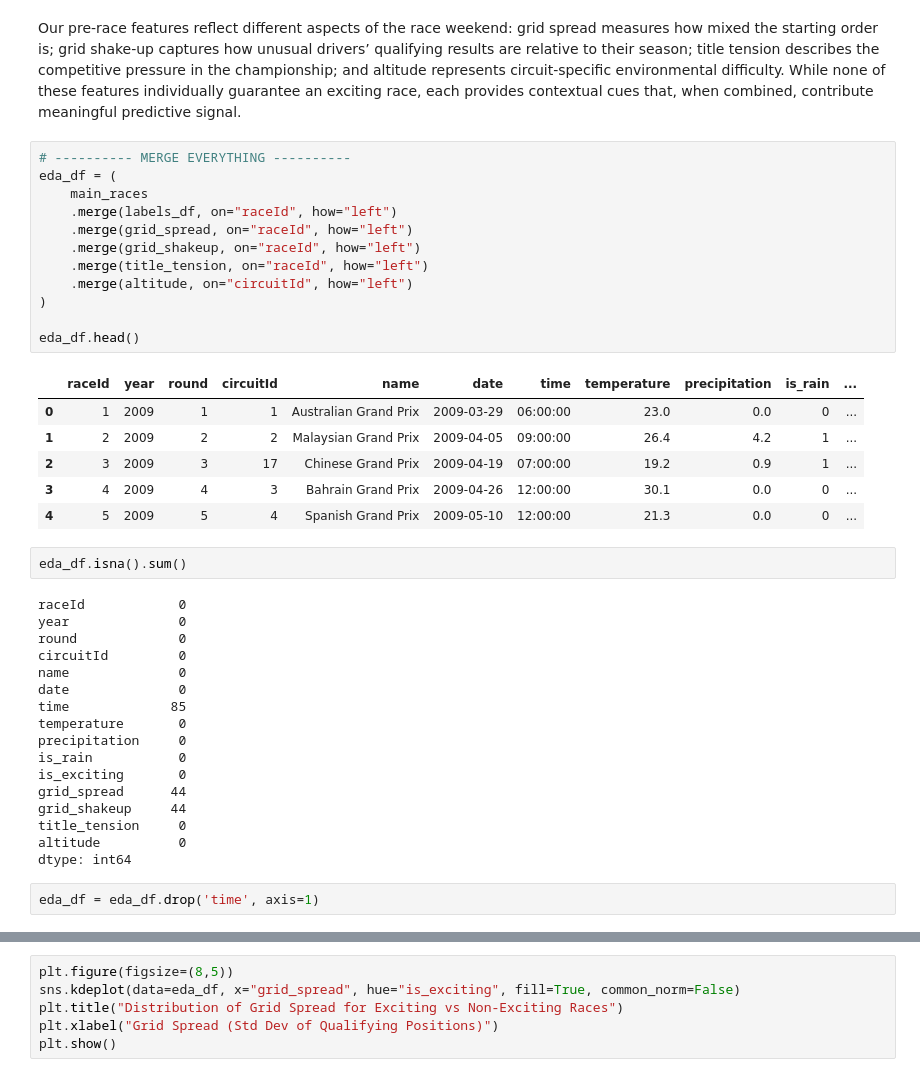
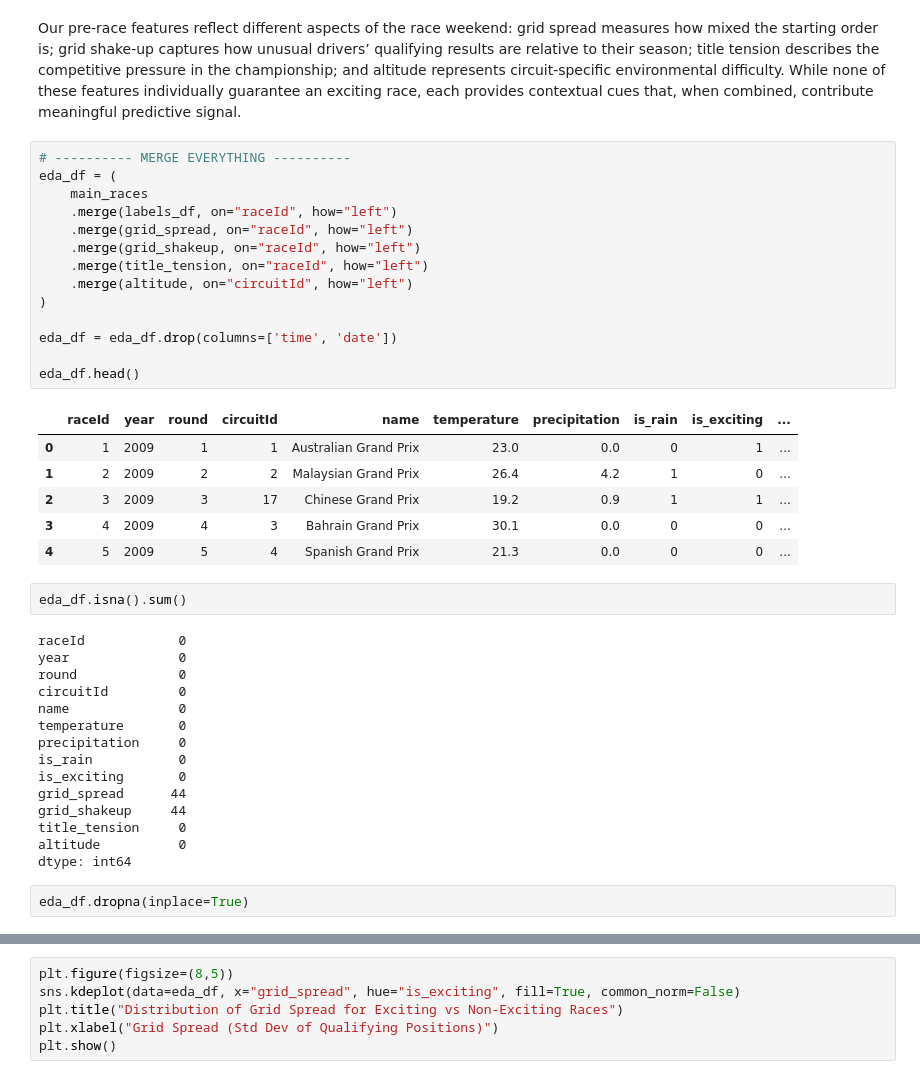
Before and after one commit to xiaojian1202/cse158-assignment-2, a Jupyter notebook: main.ipynb, the cells around one changed output, grey strips where cells are left out. Cells and saved outputs as stored; diff of their text form.

```diff
--- a/main.ipynb
+++ b/main.ipynb
@@ -333,22 +369,24 @@ Our pre-race features reflect different aspects of the race weekend: grid spread
 # %%
 # ---------- MERGE EVERYTHING ----------
 eda_df = (
     main_races
     .merge(labels_df, on="raceId", how="left")
     .merge(grid_spread, on="raceId", how="left")
     .merge(grid_shakeup, on="raceId", how="left")
     .merge(title_tension, on="raceId", how="left")
     .merge(altitude, on="circuitId", how="left")
 )
 
+eda_df = eda_df.drop(columns=['time', 'date'])
+
 eda_df.head()
 # %% [output]
-|  | raceId | year | round | circuitId | name | date | time | temperature | precipitation | is_rain | ... |
-| 0 | 1 | 2009 | 1 | 1 | Australian Grand Prix | 2009-03-29 | 06:00:00 | 23.0 | 0.0 | 0 | ... |
-| 1 | 2 | 2009 | 2 | 2 | Malaysian Grand Prix | 2009-04-05 | 09:00:00 | 26.4 | 4.2 | 1 | ... |
-| 2 | 3 | 2009 | 3 | 17 | Chinese Grand Prix | 2009-04-19 | 07:00:00 | 19.2 | 0.9 | 1 | ... |
-| 3 | 4 | 2009 | 4 | 3 | Bahrain Grand Prix | 2009-04-26 | 12:00:00 | 30.1 | 0.0 | 0 | ... |
-| 4 | 5 | 2009 | 5 | 4 | Spanish Grand Prix | 2009-05-10 | 12:00:00 | 21.3 | 0.0 | 0 | ... |
+|  | raceId | year | round | circuitId | name | temperature | precipitation | is_rain | is_exciting | ... |
+| 0 | 1 | 2009 | 1 | 1 | Australian Grand Prix | 23.0 | 0.0 | 0 | 1 | ... |
+| 1 | 2 | 2009 | 2 | 2 | Malaysian Grand Prix | 26.4 | 4.2 | 1 | 0 | ... |
+| 2 | 3 | 2009 | 3 | 17 | Chinese Grand Prix | 19.2 | 0.9 | 1 | 1 | ... |
+| 3 | 4 | 2009 | 4 | 3 | Bahrain Grand Prix | 30.1 | 0.0 | 0 | 0 | ... |
+| 4 | 5 | 2009 | 5 | 4 | Spanish Grand Prix | 21.3 | 0.0 | 0 | 0 | ... |
 # %%
 eda_df.isna().sum()
 # %% [output]
@@ -357,8 +395,6 @@ year              0
 round             0
 circuitId         0
 name              0
-date              0
-time             85
 temperature       0
 precipitation     0
 is_rain           0
@@ -368,8 +404,8 @@ grid_shakeup     44
 title_tension     0
 altitude          0
 dtype: int64
-# %%
-eda_df = eda_df.drop('time', axis=1)
+# %%
+eda_df.dropna(inplace=True)
 # %%
 features = [
     "grid_spread", "grid_shakeup", "title_tension",
```
Also changed, not shown: parts of 5 cells of this notebook.
